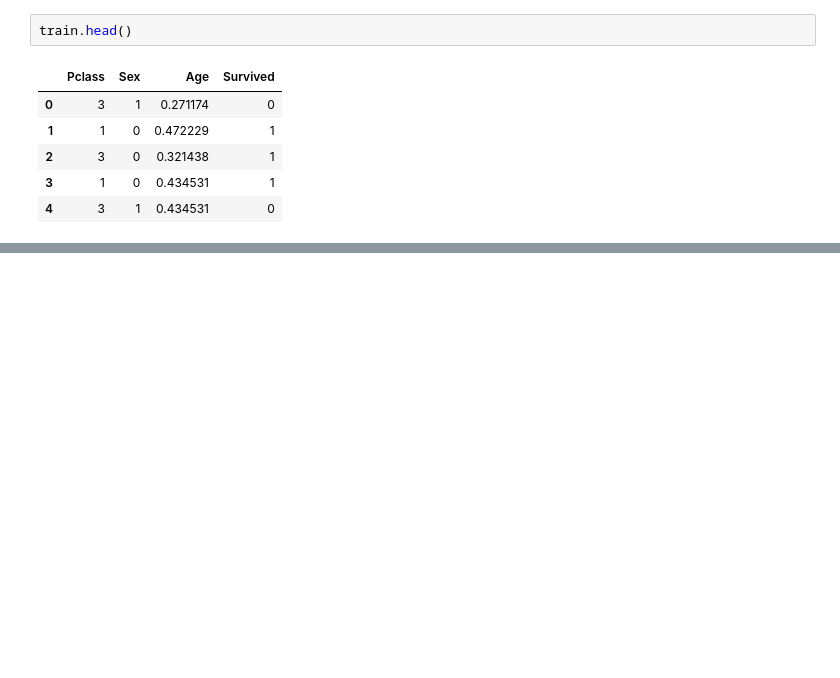
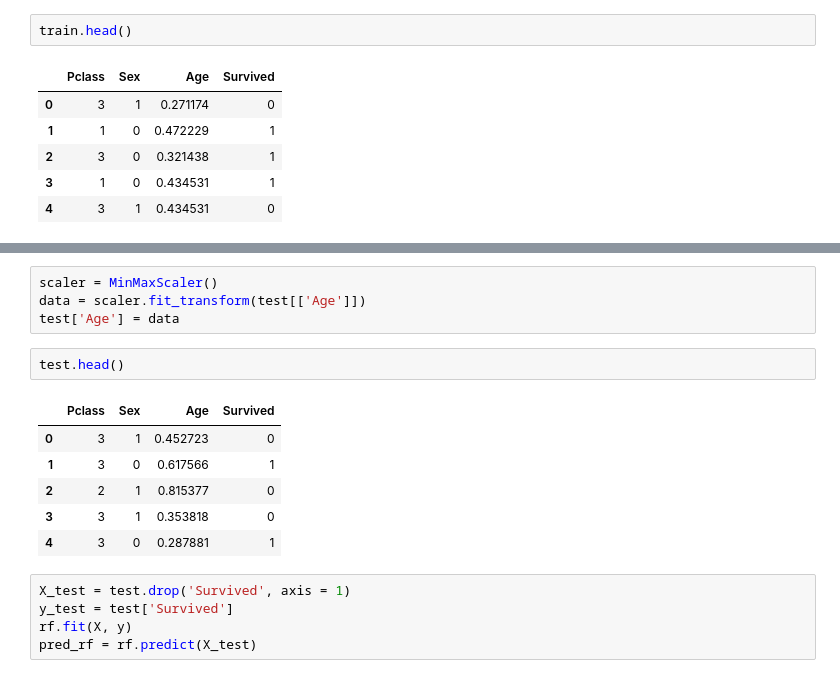
Before and after one commit to SuYeonLee1991/union_Machine_Learning, a Jupyter notebook: Titanic.ipynb, the cells around one changed output, grey strips where cells are left out. Cells and saved outputs as stored; diff of their text form; blank space fills up the shorter version.

```diff
--- a/Titanic.ipynb
+++ b/Titanic.ipynb
@@ -138,0 +228,18 @@ lr = LogisticRegression
+# %%
+scaler = MinMaxScaler()
+data = scaler.fit_transform(test[['Age']])
+test['Age'] = data
+# %%
+test.head()
+# %% [output]
+|  | Pclass | Sex | Age | Survived |
+| 0 | 3 | 1 | 0.452723 | 0 |
+| 1 | 3 | 0 | 0.617566 | 1 |
+| 2 | 2 | 1 | 0.815377 | 0 |
+| 3 | 3 | 1 | 0.353818 | 0 |
+| 4 | 3 | 0 | 0.287881 | 1 |
+# %%
+X_test = test.drop('Survived', axis = 1)
+y_test = test['Survived']
+rf.fit(X, y)
+pred_rf = rf.predict(X_test)
```
Also changed, not shown: parts of 14 cells of this notebook, 4 other files.
